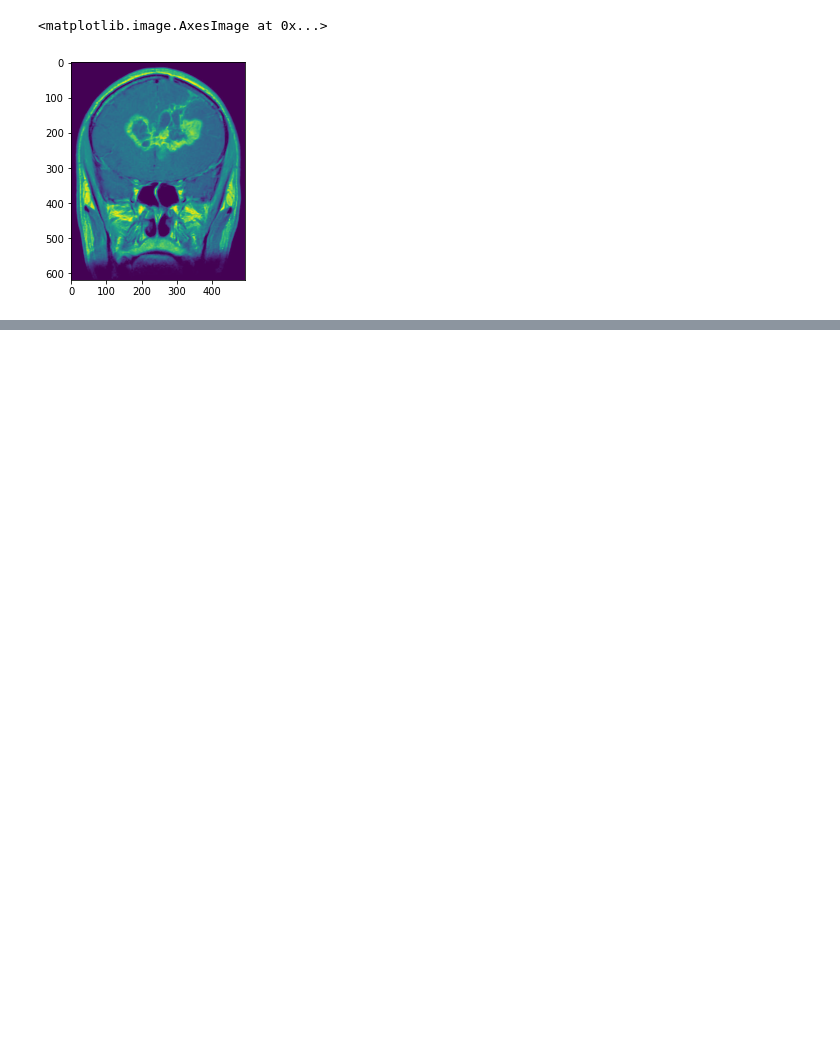
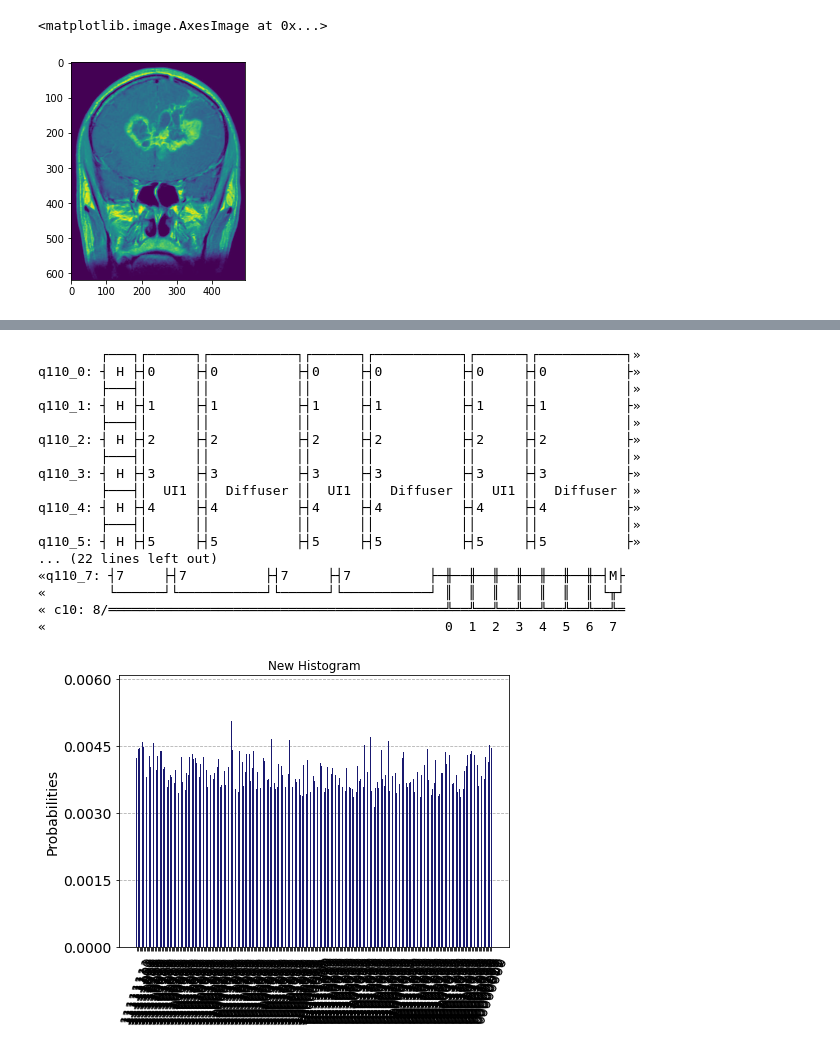
Before and after one commit to qBraid/NYUAD-2022, a Jupyter notebook: Image Processing.ipynb, the cells around one changed output, grey strips where cells are left out. Drawn from its saved outputs; the diff is of its cells as text; code cells hidden in the pictures; blank space fills up the shorter version.

```diff
--- a/Image Processing.ipynb
+++ b/Image Processing.ipynb
@@ -48,6 +35,6 @@ plt.imshow(data_img)
 <matplotlib.image.AxesImage at 0x...>
 [figure]
 # %%
-image = imageResize(data_img,3) # Can be printed with plt.imshow(image)
+image = imageResize(data_img,16) # Can be printed with plt.imshow(image)
 image.flatten()
 # %% [output]
@@ -59,7 +65,7 @@ from qiskit.quantum_info import state_fidelity
 from qiskit.visualization import *
 from qiskit.quantum_info.operators import Operator
 
-nqubits=9
+nqubits=8
 # %%
 def phaseFlip(testdata):
     arr_data=testdata.flatten()/max(testdata.flatten());
@@ -81,5 +87,6 @@ def convert_to_circuit(image):
     return qc
 # %%
 qc= convert_to_circuit(image)
+qc = qc.decompose()
 print(qc)
 # %% [output]
@@ -103,0 +255,21 @@ NameError: name 'x_train' is not defined
+# %%
+plot_histogram(grover(5,image), color='midnightblue', title="New Histogram",bar_labels =False,sort = 'desc')
+# %% [output]
+        ┌───┐┌──────┐┌───────────┐┌──────┐┌───────────┐┌──────┐┌───────────┐»
+q110_0: ┤ H ├┤0     ├┤0          ├┤0     ├┤0          ├┤0     ├┤0          ├»
+        ├───┤│      ││           ││      ││           ││      ││           │»
+q110_1: ┤ H ├┤1     ├┤1          ├┤1     ├┤1          ├┤1     ├┤1          ├»
+        ├───┤│      ││           ││      ││           ││      ││           │»
+q110_2: ┤ H ├┤2     ├┤2          ├┤2     ├┤2          ├┤2     ├┤2          ├»
+        ├───┤│      ││           ││      ││           ││      ││           │»
+q110_3: ┤ H ├┤3     ├┤3          ├┤3     ├┤3          ├┤3     ├┤3          ├»
+        ├───┤│  UI1 ││  Diffuser ││  UI1 ││  Diffuser ││  UI1 ││  Diffuser │»
+q110_4: ┤ H ├┤4     ├┤4          ├┤4     ├┤4          ├┤4     ├┤4          ├»
+        ├───┤│      ││           ││      ││           ││      ││           │»
+q110_5: ┤ H ├┤5     ├┤5          ├┤5     ├┤5          ├┤5     ├┤5          ├»
+... (22 lines left out)
+«q110_7: ┤7     ├┤7          ├┤7     ├┤7          ├─╫──╫──╫──╫──╫──╫──╫─┤M├
+«        └──────┘└───────────┘└──────┘└───────────┘ ║  ║  ║  ║  ║  ║  ║ └╥┘
+« c10: 8/═══════════════════════════════════════════╩══╩══╩══╩══╩══╩══╩══╩═
+«                                                   0  1  2  3  4  5  6  7
+[figure, added]
```
Also changed, not shown: parts of 9 cells of this notebook, 2 other files.
